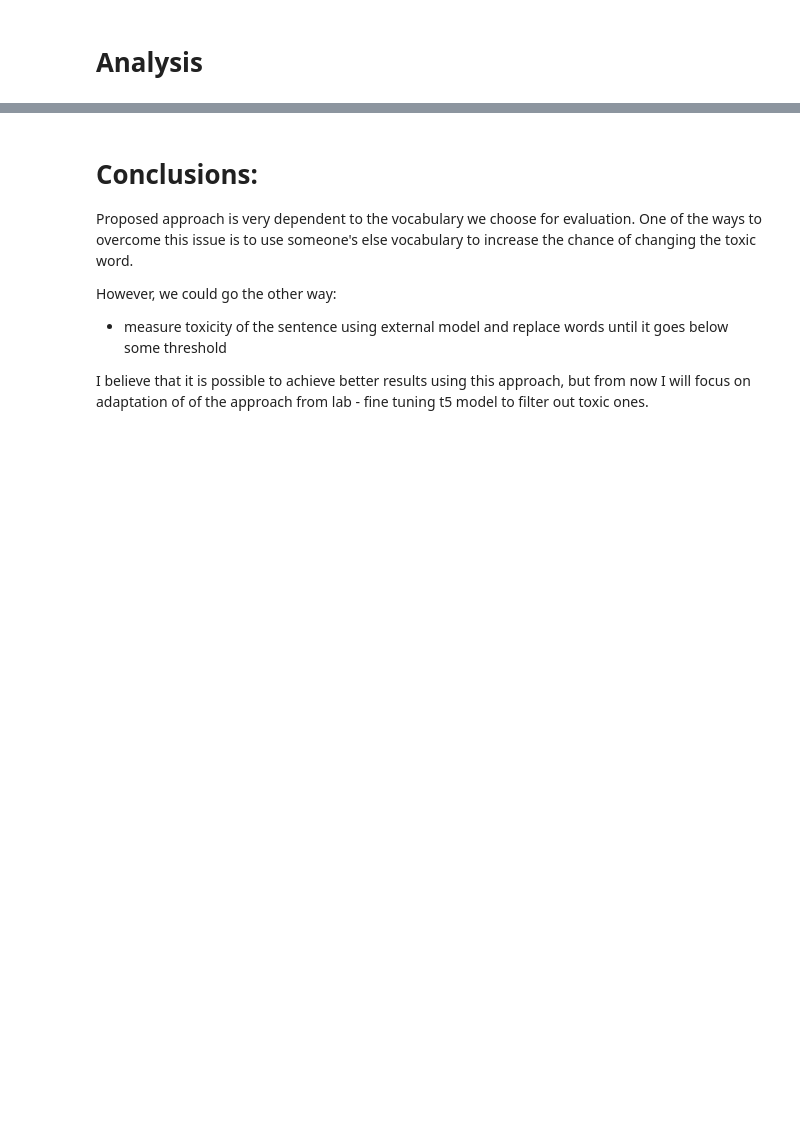
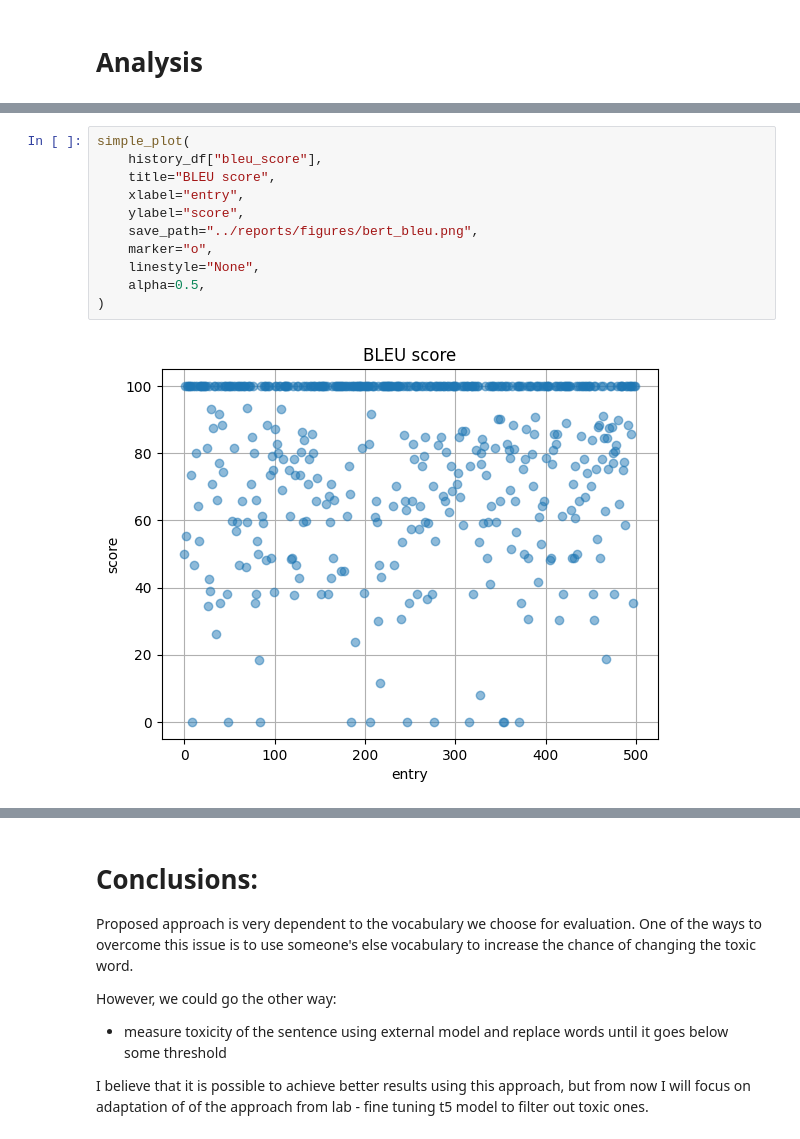
Before and after one commit to lvjonok/f23-pmldl-assignment1, a Jupyter notebook: notebooks/3.0-evaluate-bert.ipynb, the cells around one changed output, grey strips where cells are left out. Cells and saved outputs as stored; diff of their text form; blank space fills up the shorter version.

```diff
--- a/notebooks/3.0-evaluate-bert.ipynb
+++ b/notebooks/3.0-evaluate-bert.ipynb
@@ -254,0 +258,13 @@ plt.grid()
+# %%
+simple_plot(
+    history_df["bleu_score"],
+    title="BLEU score",
+    xlabel="entry",
+    ylabel="score",
+    save_path="../reports/figures/bert_bleu.png",
+    marker="o",
+    linestyle="None",
+    alpha=0.5,
+)
+# %% [output]
+[figure, added]
```
Also changed, not shown: parts of 13 cells of this notebook, 23 other files.
